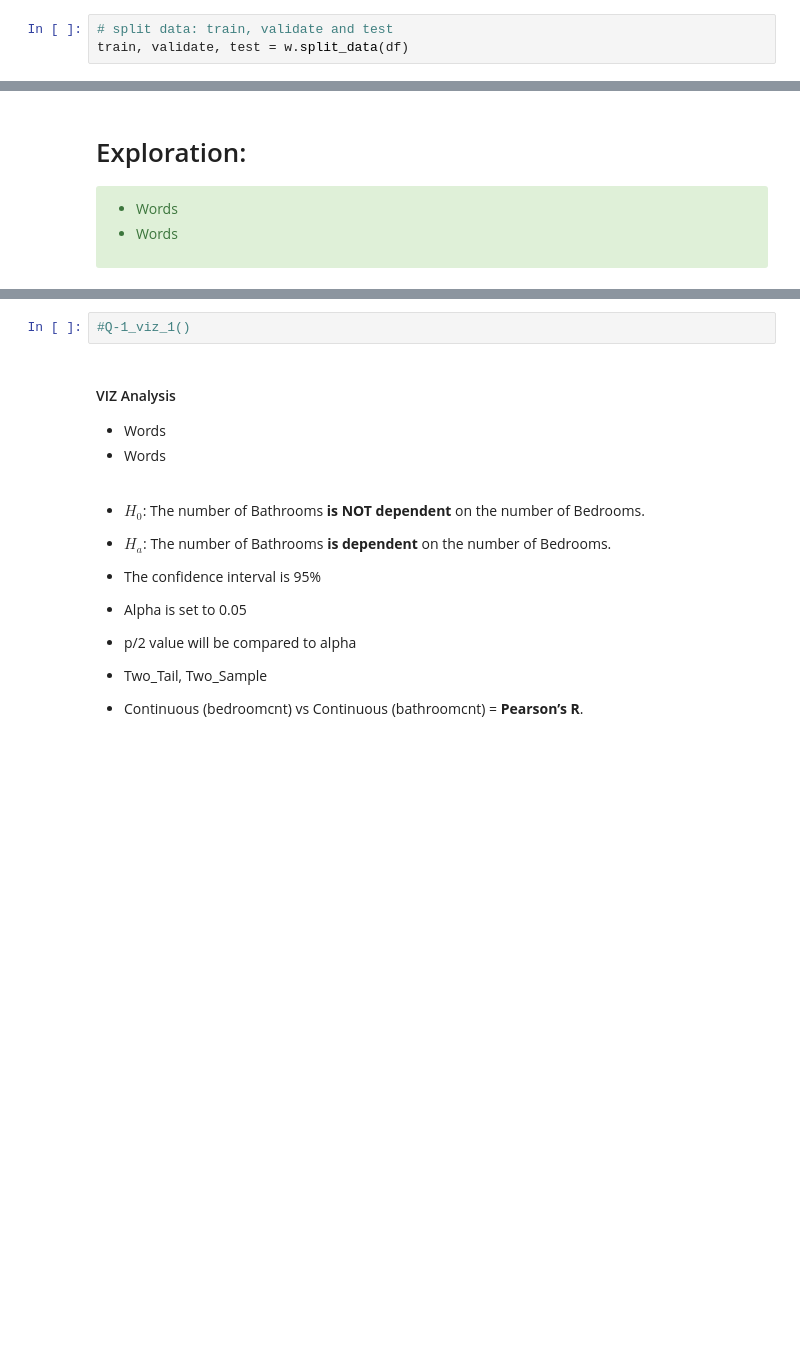
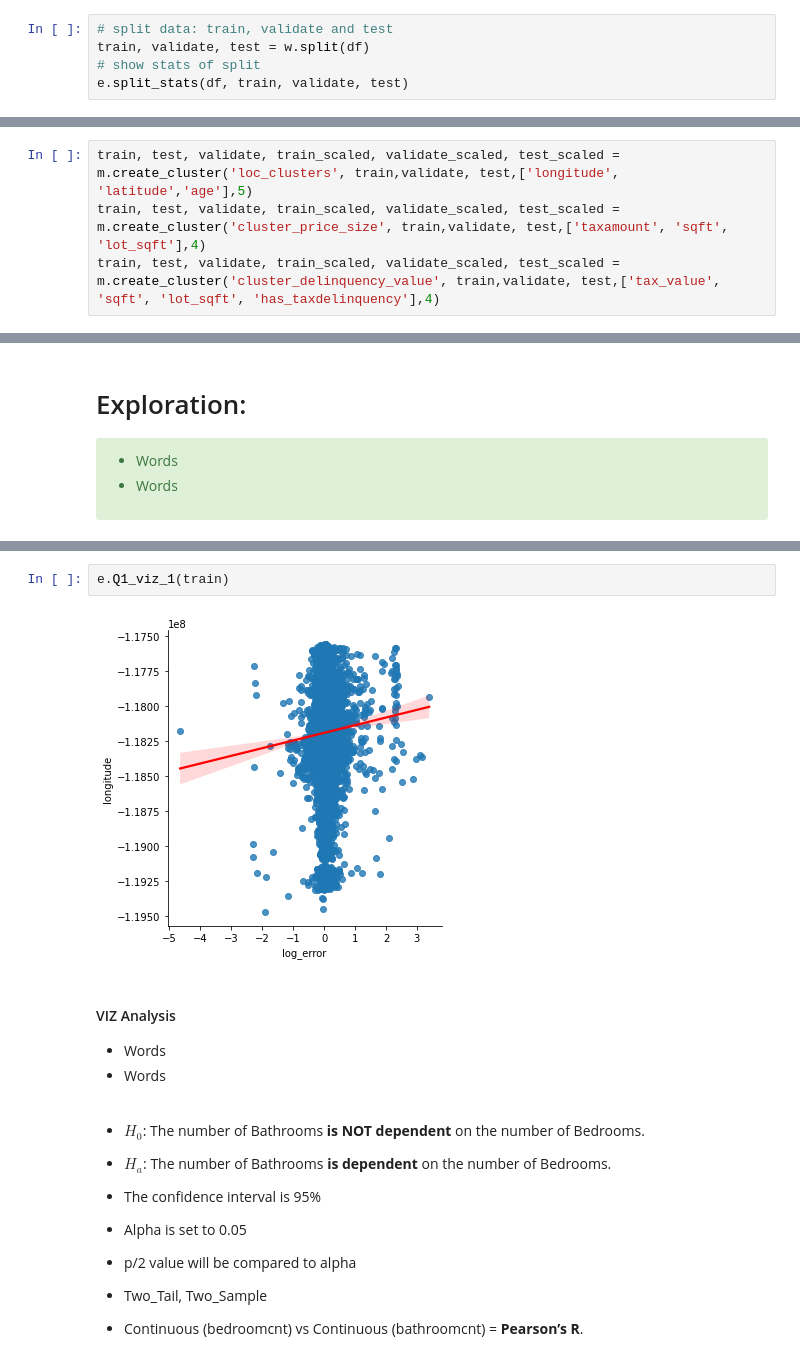
Before and after one commit to Codeup-Justin-Evans-Yvette-Ibarra/project_zillow_team, a Jupyter notebook: Final_Report_Zillow_Team_Project.ipynb, the cells around one changed output, grey strips where cells are left out. Saved outputs shown, nothing was run; the diff lists cells and outputs as text; blank space fills up the shorter version.

```diff
--- a/Final_Report_Zillow_Team_Project.ipynb
+++ b/Final_Report_Zillow_Team_Project.ipynb
@@ -124,3 +126,5 @@ df.shape
 # %%
 # split data: train, validate and test
-train, validate, test = w.split_data(df)
+train, validate, test = w.split(df)
+# show stats of split
+e.split_stats(df, train, validate, test)
@@ -196,0 +142,4 @@ train, validate, test = w.split_data(df)
+# %%
+train, test, validate, train_scaled, validate_scaled, test_scaled = m.create_cluster('loc_clusters', train,validate, test,['longitude', 'latitude','age'],5)
+train, test, validate, train_scaled, validate_scaled, test_scaled = m.create_cluster('cluster_price_size', train,validate, test,['taxamount', 'sqft', 'lot_sqft'],4)
+train, test, validate, train_scaled, validate_scaled, test_scaled = m.create_cluster('cluster_delinquency_value', train,validate, test,['tax_value', 'sqft', 'lot_sqft', 'has_taxdelinquency'],4)
@@ -219,9 +238,11 @@ train.head(3)
 # %%
-#Q-1_viz_1()
+e.Q1_viz_1(train)
+# %% [output]
+[figure, added]
-# %% [markdown]
-#### VIZ Analysis
-* Words
-* Words
+# %% [markdown]
+#### VIZ Analysis
+* Words
+* Words
 # %% [markdown]
 * $H_{0}$: The number of Bathrooms **is NOT dependent** on the number of Bedrooms.
 * $H_{a}$: The number of Bathrooms **is dependent** on the number of Bedrooms.
```
Also changed, not shown: parts of 68 cells of this notebook, 2 other files.
